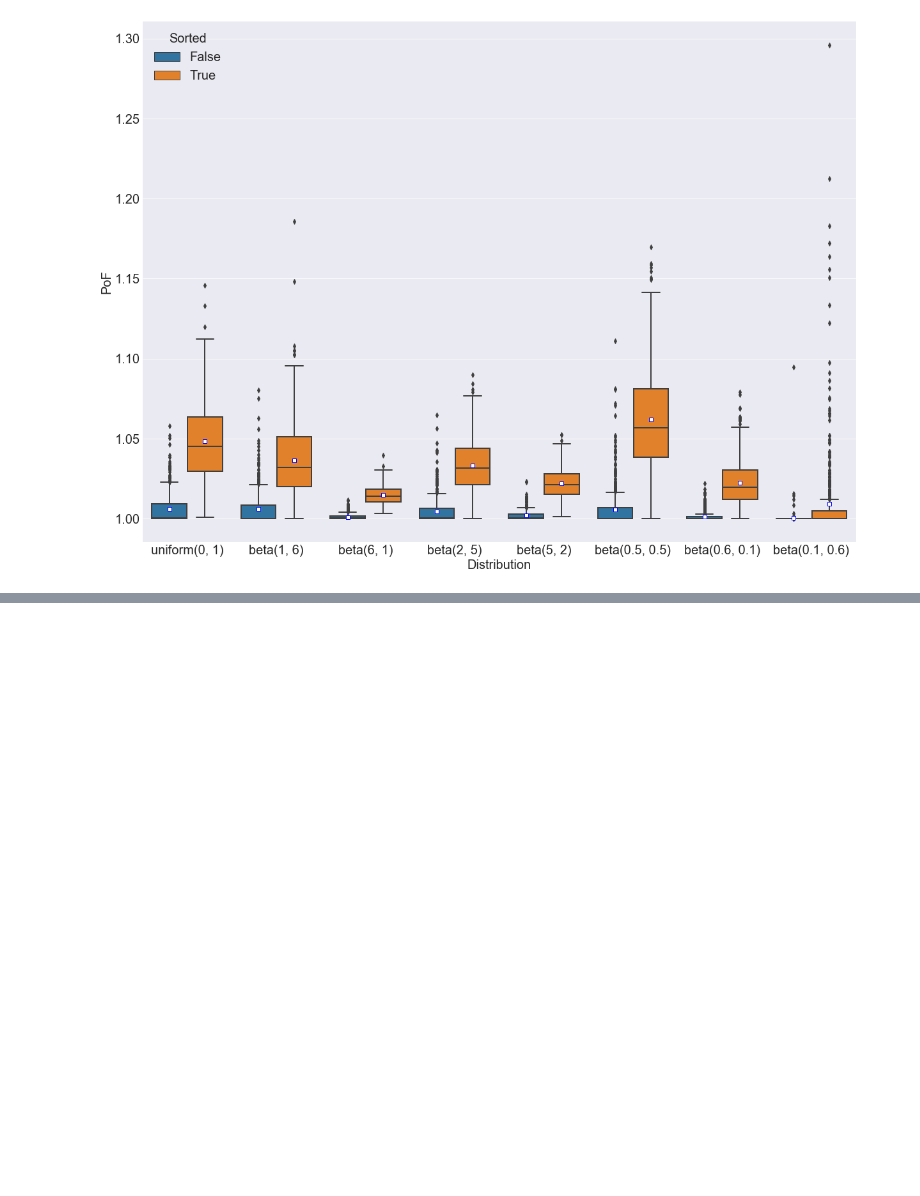
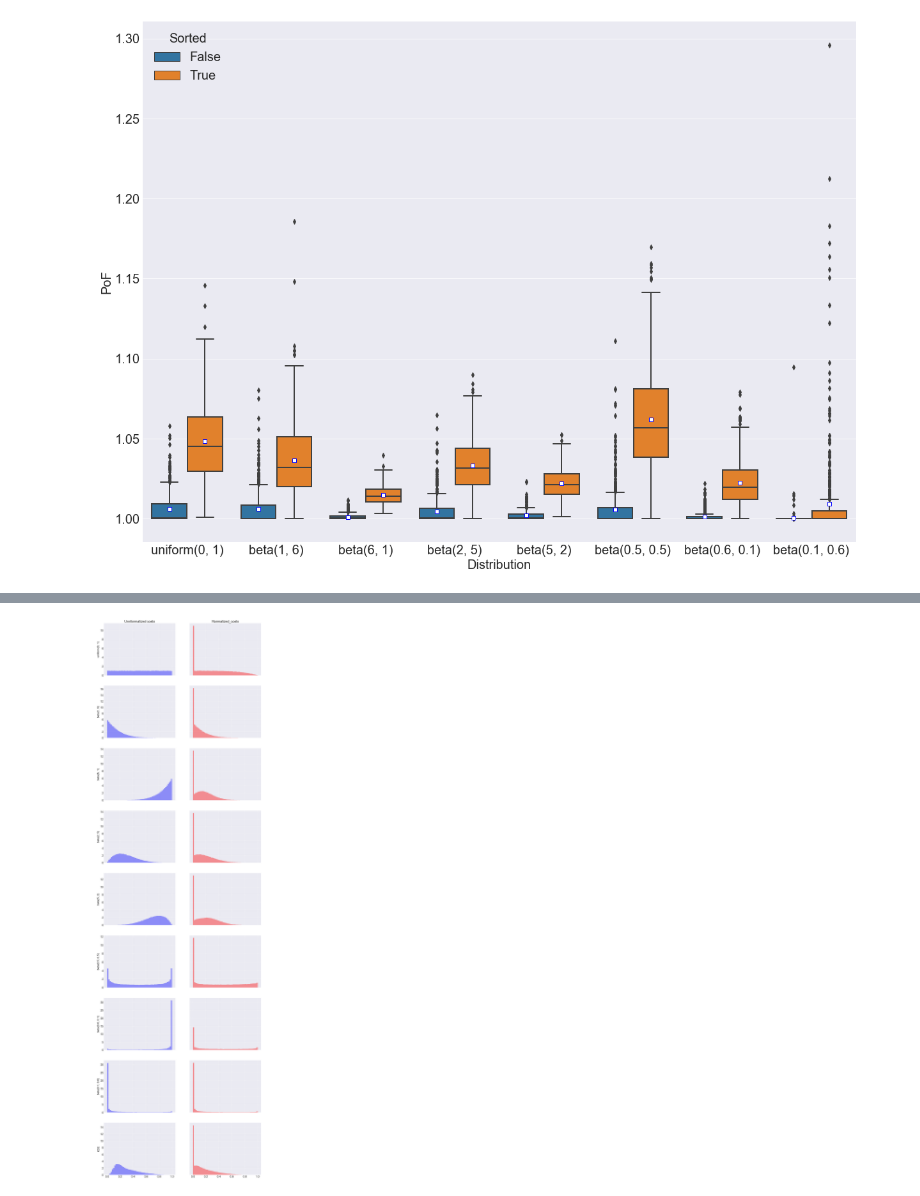
Before and after one commit to KrisNguyen135/FairBayesianOpt, a Jupyter notebook: notebooks/Homelessness/04_17_week/04 13 - Sorted vs not sorted with seaborn.ipynb, the cells around one changed output, grey strips where cells are left out. Drawn from its saved outputs; the diff is of its cells as text; code cells hidden in the pictures; blank space fills up the shorter version.

```diff
--- a/notebooks/Homelessness/04_17_week/04 13 - Sorted vs not sorted with seaborn.ipynb
+++ b/notebooks/Homelessness/04_17_week/04 13 - Sorted vs not sorted with seaborn.ipynb
@@ -175,0 +215,6 @@ plt.show()
+# %%
+N = 30
+N_INTVS = 5
+N_EXPERIMENTS = 1000  # 10 and 500
+
+CAPACITIES = np.ones((N_INTVS,), dtype=int) * (N // N_INTVS)
@@ -175,0 +268,37 @@ plt.show()
+# %%
+cost_pop = [np.array([]) for _ in range(len(labels))]
+increase_pop = [np.array([]) for _ in range(len(labels))]
+
+for _ in tqdm(range(N_EXPERIMENTS)):
+    for dist_id in range(len(labels)):
+        (matrix, _), (increase_matrix, __) = matrix_generators[dist_id].get_increase_matrix_pair()
+
+        cost_pop[dist_id] = np.concatenate([
+            cost_pop[dist_id],
+            matrix.flatten()
+        ])
+
+        increase_pop[dist_id] = np.concatenate([
+            increase_pop[dist_id],
+            increase_matrix.flatten()
+        ])
+# %%
+fig, ax = plt.subplots(len(labels), 2, figsize=(20, 8 * len(labels)), sharex=True, sharey='row')
+
+for dist_id in range(len(labels)):
+    ax[dist_id][0].hist(
+        cost_pop[dist_id], bins=50, density=True, color='b', alpha=0.4
+    )
+
+    ax[dist_id][1].hist(
+        increase_pop[dist_id], bins=50, density=True, color='r', alpha=0.4
+    )
+
+    ax[dist_id][0].set_ylabel(labels[dist_id])
+
+ax[0][0].set_title('Unnformalized costs')
+ax[0][1].set_title('Normalized_costs')
+
+plt.show()
+# %% [output]
+[figure, added]
```
Also changed, not shown: parts of 6 cells of this notebook.
